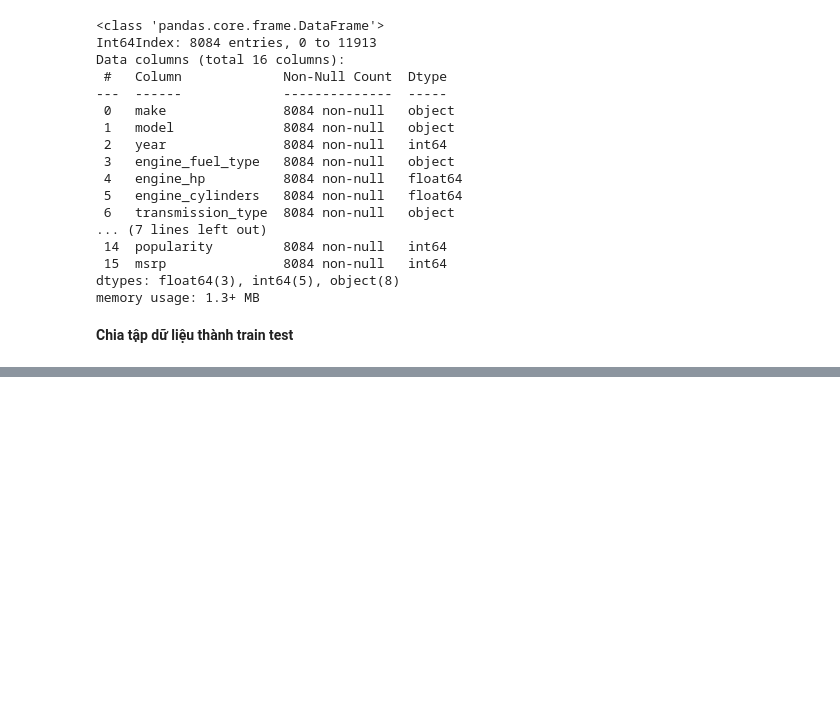
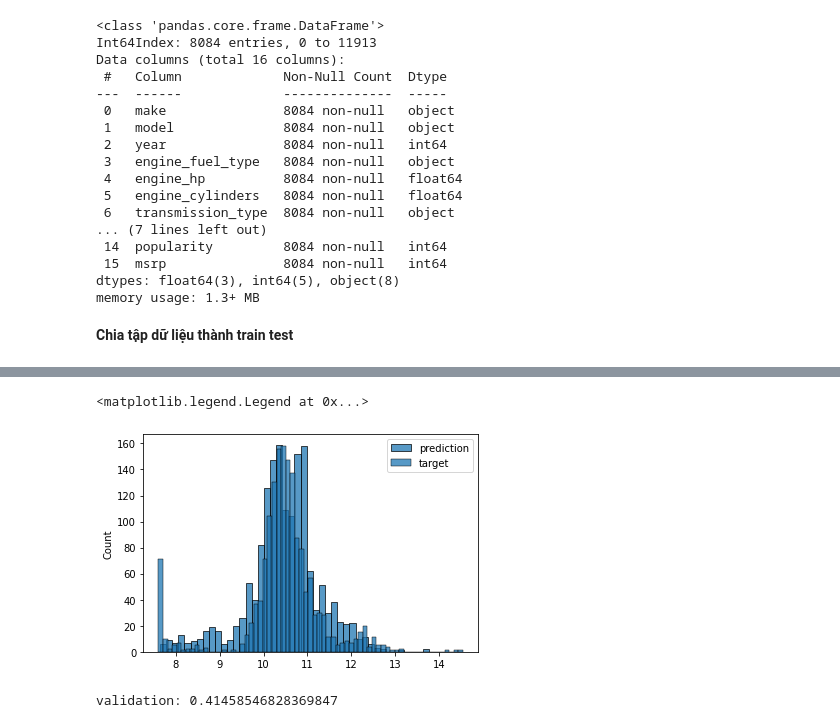
Before and after one commit to nvantien/Linear-regression, a Jupyter notebook: n04-h-i-quy-tuy-n-t-nh.ipynb, the cells around one changed output, grey strips where cells are left out. Saved outputs shown, nothing was run; the diff lists cells and outputs as text; code cells hidden in the pictures; blank space fills up the shorter version.

```diff
--- a/n04-h-i-quy-tuy-n-t-nh.ipynb
+++ b/n04-h-i-quy-tuy-n-t-nh.ipynb
@@ -225,0 +240,3 @@ y_test = np.log1p(df_test.msrp.values)
+# %%
+ base = ['engine_hp','engine_cylinders','highway_mpg','city_mpg','popularity']
+df_num = df_train[base]
@@ -225,0 +268,10 @@ y_test = np.log1p(df_test.msrp.values)
+# %%
+def prepare_X(df):
+    df = df.copy()
+    features = base.copy()
+    df['age'] = 2022 - df.year
+    features.append('age')
+    df_num = df[features]
+    df_num = df_num.fillna(0)
+    X = df_num.values
+    return X
@@ -225,0 +286,7 @@ y_test = np.log1p(df_test.msrp.values)
+# %%
+sns.histplot(y_pred,label='prediction')
+sns.histplot(y_val, label='target')
+plt.legend()
+# %% [output]
+<matplotlib.legend.Legend at 0x...>
+[figure, added]
@@ -225,0 +345,8 @@ y_test = np.log1p(df_test.msrp.values)
+# %%
+X_train = prepare_X(df_train)
+w_0,w = train_linear_regression_reg(X_train, y_train, r=0.001)
+X_val = prepare_X(df_val)
+y_pred = w_0 + X_val.dot(w)
+print('validation:', rmse(y_val, y_pred))
+# %% [output]
+validation: 0.41458546828369847
```
Also changed, not shown: parts of 17 cells of this notebook.
